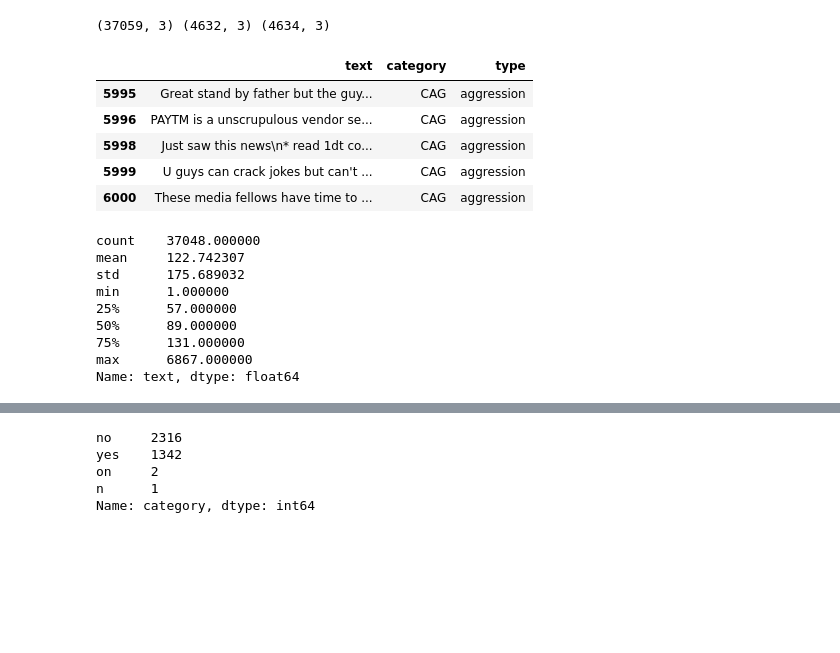
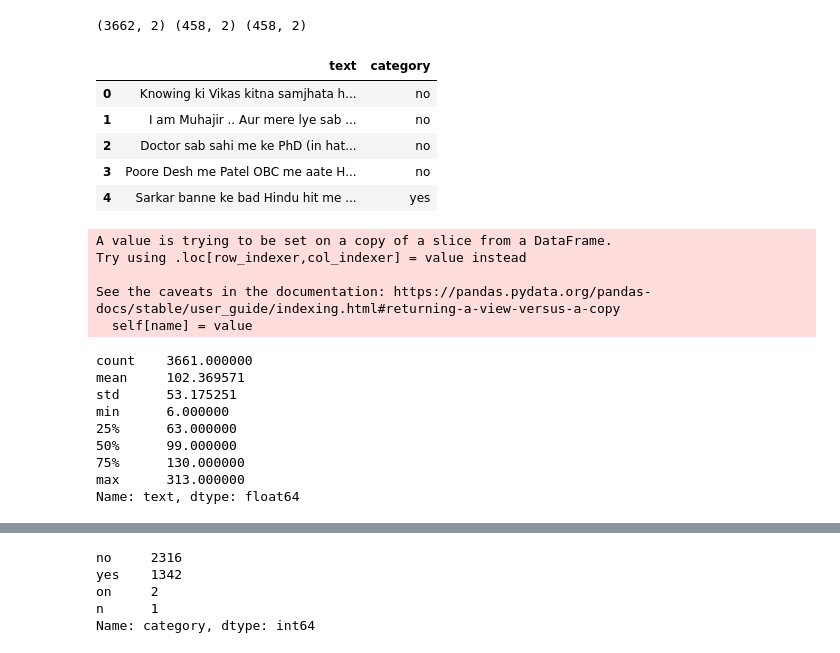
Before and after one commit to victor7246/Hinglish_Hate_Detection, a Jupyter notebook: notebooks/pseudo_labelling_hate.ipynb, the cells around one changed output, grey strips where cells are left out. Saved outputs shown, nothing was run; the diff lists cells and outputs as text; code cells hidden in the pictures; blank space fills up the shorter version.

```diff
--- a/notebooks/pseudo_labelling_hate.ipynb
+++ b/notebooks/pseudo_labelling_hate.ipynb
@@ -85,12 +104,7 @@ parser = argparse.ArgumentParser(prog='Trainer',conflict_handler='resolve')
 
 #parser.add_argument('--train_data', type=str, default='./drive/MyDrive/Hate_detection/Hinglish_Hate_Detection/data/raw/Hate-speech-dataset/hate_speech.tsv', required=False,
 #                    help='train data')
-#parser.add_argument('--train_data', type=str, default='../data/raw/Hate-speech-dataset/hate_speech.tsv', required=False,
-#                    help='train data')
-#parser.add_argument('--data_dir', type=str, default='./drive/MyDrive/Hate_detection/Hinglish_Hate_Detection/data/', required=False,
-#                    help='train data')
-
-parser.add_argument('--data_dir', type=str, default='../data/', required=False,
+parser.add_argument('--train_data', type=str, default='../data/raw/Hate-speech-dataset/hate_speech.tsv', required=False,
                     help='train data')
 
 parser.add_argument('--val_data', type=str, default=None, required=False,
@@ -151,9 +165,7 @@ args, _ = parser.parse_known_args()
 tf.random.set_seed(args.seed)
 np.random.seed(args.seed)
 # %%
-#df = pd.read_csv('./drive/MyDrive/Hate_detection/Hinglish_Hate_Detection/data/raw/Hate-speech-dataset/hate_speech.tsv', \
-#                 sep='\t',header=None,usecols=[0,1])
-df = pd.read_csv(os.path.join(args.data_dir,'raw','Hate-speech-dataset','hate_speech.tsv'), \
+df = pd.read_csv('./drive/MyDrive/Hate_detection/Hinglish_Hate_Detection/data/raw/Hate-speech-dataset/hate_speech.tsv', \
                  sep='\t',header=None,usecols=[0,1])
 df.columns = ['text','category']
 df = df.dropna()
@@ -173,9 +185,7 @@ for val_index, test_index in kf2.split(df.iloc[test_index].text):
 hate_val_df = df.iloc[val_index]
 hate_test_df = df.iloc[test_index]
 
-#df = pd.read_csv('./drive/MyDrive/Hate_detection/Hinglish_Hate_Detection/data/processed/StanceDetection_CodeMixed/data.txt', \
-#                 sep='\t',header=None,usecols=[0,1])
-df = pd.read_csv(os.path.join(args.data_dir,'processed','StanceDetection_CodeMixed', 'data.txt'), \
+df = pd.read_csv('./drive/MyDrive/Hate_detection/Hinglish_Hate_Detection/data/processed/StanceDetection_CodeMixed/data.txt', \
                  sep='\t',header=None,usecols=[0,1])
 df.columns = ['text','category']
 df = df.dropna()
@@ -194,9 +204,7 @@ for val_index, test_index in kf2.split(df.iloc[test_index].text):
 stance_val_df = df.iloc[val_index]
 stance_test_df = df.iloc[test_index]
 
-#df = pd.read_csv('./drive/MyDrive/Hate_detection/Hinglish_Hate_Detection/data/processed/SarcasmDetection_CodeMixed/data.txt', \
-#                 sep='\t',header=None,usecols=[0,1])
-df = pd.read_csv(os.path.join(args.data_dir,'processed','SarcasmDetection_CodeMixed','data.txt'), \
+df = pd.read_csv('./drive/MyDrive/Hate_detection/Hinglish_Hate_Detection/data/processed/SarcasmDetection_CodeMixed/data.txt', \
                  sep='\t',header=None,usecols=[0,1])
 df.columns = ['text','category']
 df = df.dropna()
@@ -216,9 +224,7 @@ for val_index, test_index in kf2.split(df.iloc[test_index].text):
 sarcasm_val_df = df.iloc[val_index]
 sarcasm_test_df = df.iloc[test_index]
 
-#df = pd.read_csv('./drive/MyDrive/Hate_detection/Hinglish_Hate_Detection/data/processed/humor-detection-corpus/data.txt', \
-#                 sep='\t',header=None,usecols=[0,1])
-df = pd.read_csv(os.path.join(args.data_dir,'processed','humor-detection-corpus','data.txt'), \
+df = pd.read_csv('./drive/MyDrive/Hate_detection/Hinglish_Hate_Detection/data/processed/humor-detection-corpus/data.txt', \
                  sep='\t',header=None,usecols=[0,1])
 df.columns = ['text','category']
 df = df.dropna()
@@ -238,13 +244,9 @@ for val_index, test_index in kf2.split(df.iloc[test_index].text):
 humor_val_df = df.iloc[val_index]
 humor_test_df = df.iloc[test_index]
 
-#df = pd.read_csv('./drive/MyDrive/Hate_detection/Hinglish_Hate_Detection/data/processed/Aggression_dataset/train.txt', \
-#                 sep='\t',header=None,usecols=[0,1])
-#df = pd.concat([df,pd.read_csv('./drive/MyDrive/Hate_detection/Hinglish_Hate_Detection/data/processed/Aggression_dataset/val.txt', \
-#                 sep='\t',header=None,usecols=[0,1])],axis=0)
-df = pd.read_csv(os.path.join(args.data_dir,'processed','Aggression_dataset','train.txt'), \
+df = pd.read_csv('./drive/MyDrive/Hate_detection/Hinglish_Hate_Detection/data/processed/Aggression_dataset/train.txt', \
                  sep='\t',header=None,usecols=[0,1])
-df = pd.concat([df,pd.read_csv(os.path.join(args.data_dir,'processed','Aggression_dataset','val.txt'), \
+df = pd.concat([df,pd.read_csv('./drive/MyDrive/Hate_detection/Hinglish_Hate_Detection/data/processed/Aggression_dataset/val.txt', \
                  sep='\t',header=None,usecols=[0,1])],axis=0)
 
 df.columns = ['text','category']
@@ -255,8 +257,6 @@ kf = KFold(n_splits=5, shuffle=True, random_state=args.seed)
 for train_index, test_index in kf.split(df.text):
     break
 
-df['type'] = 'aggression'
-
 aggression_train_df = df.iloc[train_index]
 kf2 = KFold(n_splits=2, shuffle=True, random_state=args.seed)
 for val_index, test_index in kf2.split(df.iloc[test_index].text):
@@ -269,20 +267,20 @@ I0122 13:29:13.430094 4630683136 utils.py:141] NumExpr defaulting to 4 threads.
 # %%
-train_df = pd.concat([hate_train_df,stance_train_df,sarcasm_train_df,humor_train_df,aggression_train_df],axis=0)
-val_df = pd.concat([hate_val_df,stance_val_df,sarcasm_val_df,humor_val_df,aggression_val_df],axis=0)
-test_df = pd.concat([hate_test_df,stance_test_df,sarcasm_test_df,humor_test_df,aggression_test_df],axis=0)
+train_df = pd.concat([hate_train_df,hate_train_df,sarcasm_train_df,humor_train_df,aggression_train_df],axis=0)
+val_df = pd.concat([hate_val_df,hate_val_df,sarcasm_val_df,humor_val_df,aggression_val_df],axis=0)
+val_df = pd.concat([hate_test_df,hate_test_df,sarcasm_test_df,humor_test_df,aggression_test_df],axis=0)
 
 print (train_df.shape, val_df.shape, test_df.shape)
 # %% [output]
-(37059, 3) (4632, 3) (4634, 3)
+(3662, 2) (458, 2) (458, 2)
 # %%
-train_df.tail(5)
+train_df.head(5)
 # %% [output]
-|  | text | category | type |
-| 5995 | Great stand by father but the guy... | CAG | aggression |
-| 5996 | PAYTM is a unscrupulous vendor se... | CAG | aggression |
-| 5998 | Just saw this news\n* read 1dt co... | CAG | aggression |
-| 5999 | U guys can crack jokes but can't ... | CAG | aggression |
-| 6000 | These media fellows have time to ... | CAG | aggression |
+|  | text | category |
+| 0 | Knowing ki Vikas kitna samjhata h... | no |
+| 1 | I am Muhajir .. Aur mere lye sab ... | no |
+| 2 | Doctor sab sahi me ke PhD (in hat... | no |
+| 3 | Poore Desh me Patel OBC me aate H... | no |
+| 4 | Sarkar banne ke bad Hindu hit me ... | yes |
 # %%
 train_df.text = train_df.text.apply(lambda x: data.preprocessing.clean_tweets(x))
 val_df.text = val_df.text.apply(lambda x: data.preprocessing.clean_tweets(x))
@@ -291,6 +289,12 @@ test_df.text = test_df.text.apply(lambda x: data.preprocessing.clean_tweets(x))
 train_df = train_df[train_df.text != '']
 val_df = val_df[val_df.text != '']
 test_df = test_df[test_df.text != '']
+# %% [output]
+A value is trying to be set on a copy of a slice from a DataFrame.
+Try using .loc[row_indexer,col_indexer] = value instead
+
+See the caveats in the documentation: https://pandas.pydata.org/pandas-docs/stable/user_guide/indexing.html#returning-a-view-versus-a-copy
+  self[name] = value
 # %%
 hate_train_df.text = hate_train_df.text.apply(lambda x: data.preprocessing.clean_tweets(x))
 hate_val_df.text = hate_val_df.text.apply(lambda x: data.preprocessing.clean_tweets(x))
@@ -302,14 +306,14 @@ hate_test_df = hate_test_df[hate_test_df.text != '']
 # %%
 train_df.text.apply(lambda x: len(x)).describe()
 # %% [output]
-count    37048.000000
-mean     122.742307
-std      175.689032
-min      1.000000
-25%      57.000000
-50%      89.000000
-75%      131.000000
-max      6867.000000
+count    3661.000000
+mean     102.369571
+std      53.175251
+min      6.000000
+25%      63.000000
+50%      99.000000
+75%      130.000000
+max      313.000000
 Name: text, dtype: float64
 # %%
 train_df.text.apply(lambda x: len(x.split())).describe()
```
Also changed, not shown: parts of 28 cells of this notebook, 8 other files.
